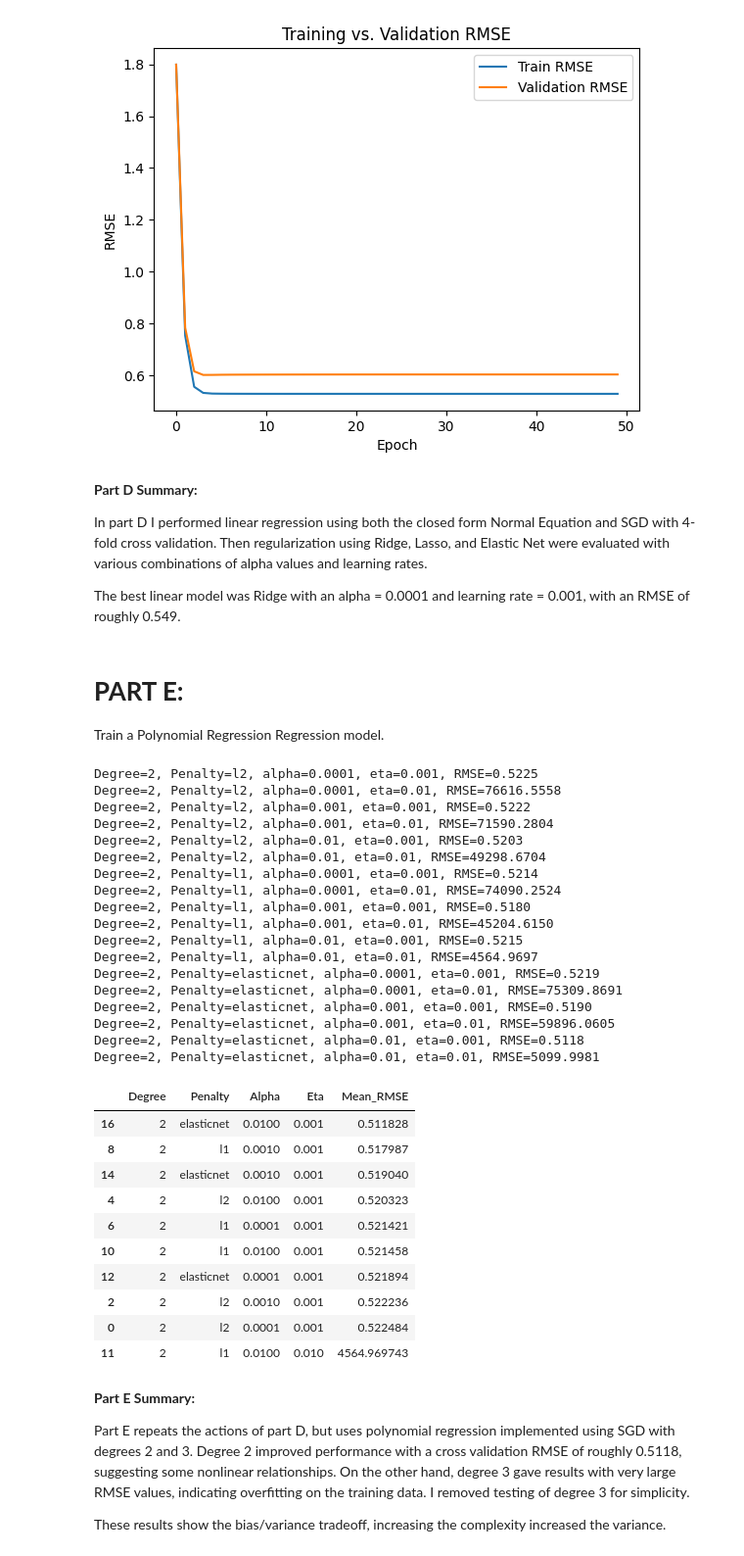
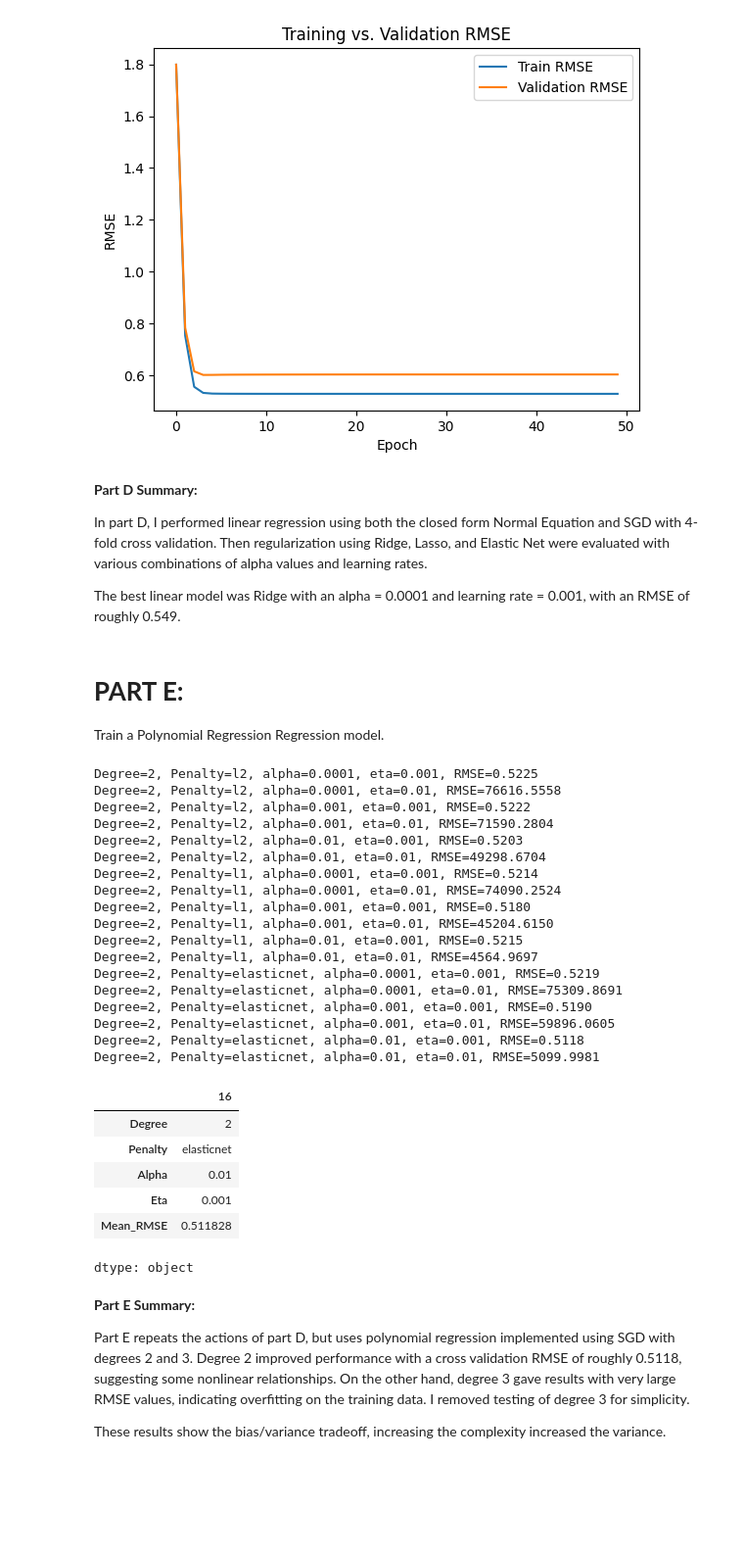
Before and after one commit to cdhakami-p/CSCI-B455, a Jupyter notebook: hw1/q1/hw1_q1.ipynb, the cells around one changed output. Shown at 98% size. Cells and saved outputs as stored; diff of their text form; code cells hidden in the pictures; blank space fills up the shorter version.

```diff
--- a/hw1/q1/hw1_q1.ipynb
+++ b/hw1/q1/hw1_q1.ipynb
@@ -268,15 +270,12 @@ for fold, (train_id, val_id) in enumerate(cv.split(X), start=1):
   X_train_imp = imputer.fit_transform(X_train)
   X_val_imp = imputer.transform(X_val)
 
-  X_train_b = np.c_[np.ones((X_train_imp.shape[0],1)), X_train_imp]
-  X_val_b = np.c_[np.ones((X_val_imp.shape[0],1)), X_val_imp]
+  lin_reg = LinearRegression()
+  lin_reg.fit(X_train_imp, y_train)
+  y_hat = lin_reg.predict(X_val_imp)
 
-  theta = np.linalg.inv(X_train_b.T @ X_train_b) @ (X_train_b.T @ y_train)
-
-  y_hat = X_val_b @ theta
   fold_rmse = rmse(y_val, y_hat)
   normal_eq_rmse.append(fold_rmse)
-
   print(f"Normal EQ Fold {fold} RMSE: {fold_rmse:.4f}")
 
 print(f"Normal EQ Mean 4-fold RMSE: {np.mean(normal_eq_rmse):.4f} +/- {np.std(normal_eq_rmse):.4f}")
@@ -360,9 +359,10 @@ for penalty_type in ["l2", "l1", "elasticnet"]:
       results.append([penalty_type, alpha, eta, np.mean(fold_rmse)])
 
 results_df = pd.DataFrame(results, columns=["Penalty", "Alpha", "Eta", "Mean_RMSE"])
-results_df.sort_values("Mean_RMSE").head(10)
+results_df_sorted = results_df.sort_values("Mean_RMSE")
+results_df_sorted.head(10)
 
-best = results_df.iloc[0]
+best = results_df_sorted.iloc[0]
 best
 # %% [output]
 Penalty=l2, alpha=0.0001, eta=0.001, RMSE=0.5490
@@ -450,7 +450,7 @@ plt.show()
 # %% [markdown]
 **Part D Summary:**
 
-In part D I performed linear regression using both the closed form Normal Equation and SGD with 4-fold cross validation. Then regularization using Ridge, Lasso, and Elastic Net were evaluated with various combinations of alpha values and learning rates.
+In part D, I performed linear regression using both the closed form Normal Equation and SGD with 4-fold cross validation. Then regularization using Ridge, Lasso, and Elastic Net were evaluated with various combinations of alpha values and learning rates.
 
 The best linear model was Ridge with an alpha = 0.0001 and learning rate = 0.001, with an RMSE of roughly 0.549.
 # %% [markdown]
@@ -494,45 +494,45 @@ for penalty_type in ["l2", "l1", "elasticnet"]:
         predictions = model.predict(X_val_poly)
 
         fold_rmse.append(rmse(y_val, predictions))
 
       mean_rmse = np.mean(fold_rmse)
 
       print(f"Degree=2, Penalty={penalty_type}, alpha={alpha}, eta={eta}, RMSE={mean_rmse:.4f}")
 
       poly_results.append([2, penalty_type, alpha, eta, mean_rmse])
 
 poly_df = pd.DataFrame(poly_results, columns=["Degree", "Penalty", "Alpha", "Eta", "Mean_RMSE"])
-poly_df.sort_values("Mean_RMSE").head(10)
+poly_df_sorted = poly_df.sort_values("Mean_RMSE")
+poly_df_sorted.head(10)
+
+best_poly = poly_df_sorted.iloc[0]
+best_poly
 # %% [output]
 Degree=2, Penalty=l2, alpha=0.0001, eta=0.001, RMSE=0.5225
 Degree=2, Penalty=l2, alpha=0.0001, eta=0.01, RMSE=76616.5558
 Degree=2, Penalty=l2, alpha=0.001, eta=0.001, RMSE=0.5222
 Degree=2, Penalty=l2, alpha=0.001, eta=0.01, RMSE=71590.2804
 Degree=2, Penalty=l2, alpha=0.01, eta=0.001, RMSE=0.5203
 Degree=2, Penalty=l2, alpha=0.01, eta=0.01, RMSE=49298.6704
 Degree=2, Penalty=l1, alpha=0.0001, eta=0.001, RMSE=0.5214
 Degree=2, Penalty=l1, alpha=0.0001, eta=0.01, RMSE=74090.2524
 Degree=2, Penalty=l1, alpha=0.001, eta=0.001, RMSE=0.5180
 Degree=2, Penalty=l1, alpha=0.001, eta=0.01, RMSE=45204.6150
 Degree=2, Penalty=l1, alpha=0.01, eta=0.001, RMSE=0.5215
 Degree=2, Penalty=l1, alpha=0.01, eta=0.01, RMSE=4564.9697
 Degree=2, Penalty=elasticnet, alpha=0.0001, eta=0.001, RMSE=0.5219
 Degree=2, Penalty=elasticnet, alpha=0.0001, eta=0.01, RMSE=75309.8691
 Degree=2, Penalty=elasticnet, alpha=0.001, eta=0.001, RMSE=0.5190
 Degree=2, Penalty=elasticnet, alpha=0.001, eta=0.01, RMSE=59896.0605
 Degree=2, Penalty=elasticnet, alpha=0.01, eta=0.001, RMSE=0.5118
 Degree=2, Penalty=elasticnet, alpha=0.01, eta=0.01, RMSE=5099.9981
-|  | Degree | Penalty | Alpha | Eta | Mean_RMSE |
-| 16 | 2 | elasticnet | 0.0100 | 0.001 | 0.511828 |
-| 8 | 2 | l1 | 0.0010 | 0.001 | 0.517987 |
-| 14 | 2 | elasticnet | 0.0010 | 0.001 | 0.519040 |
-| 4 | 2 | l2 | 0.0100 | 0.001 | 0.520323 |
-| 6 | 2 | l1 | 0.0001 | 0.001 | 0.521421 |
-| 10 | 2 | l1 | 0.0100 | 0.001 | 0.521458 |
-| 12 | 2 | elasticnet | 0.0001 | 0.001 | 0.521894 |
-| 2 | 2 | l2 | 0.0010 | 0.001 | 0.522236 |
-| 0 | 2 | l2 | 0.0001 | 0.001 | 0.522484 |
-| 11 | 2 | l1 | 0.0100 | 0.010 | 4564.969743 |
+|  | 16 |
+| Degree | 2 |
+| Penalty | elasticnet |
+| Alpha | 0.01 |
+| Eta | 0.001 |
+| Mean_RMSE | 0.511828 |
+dtype: object
 # %% [markdown]
 **Part E Summary:**
 
```
Also changed, not shown: parts of 3 cells of this notebook.
